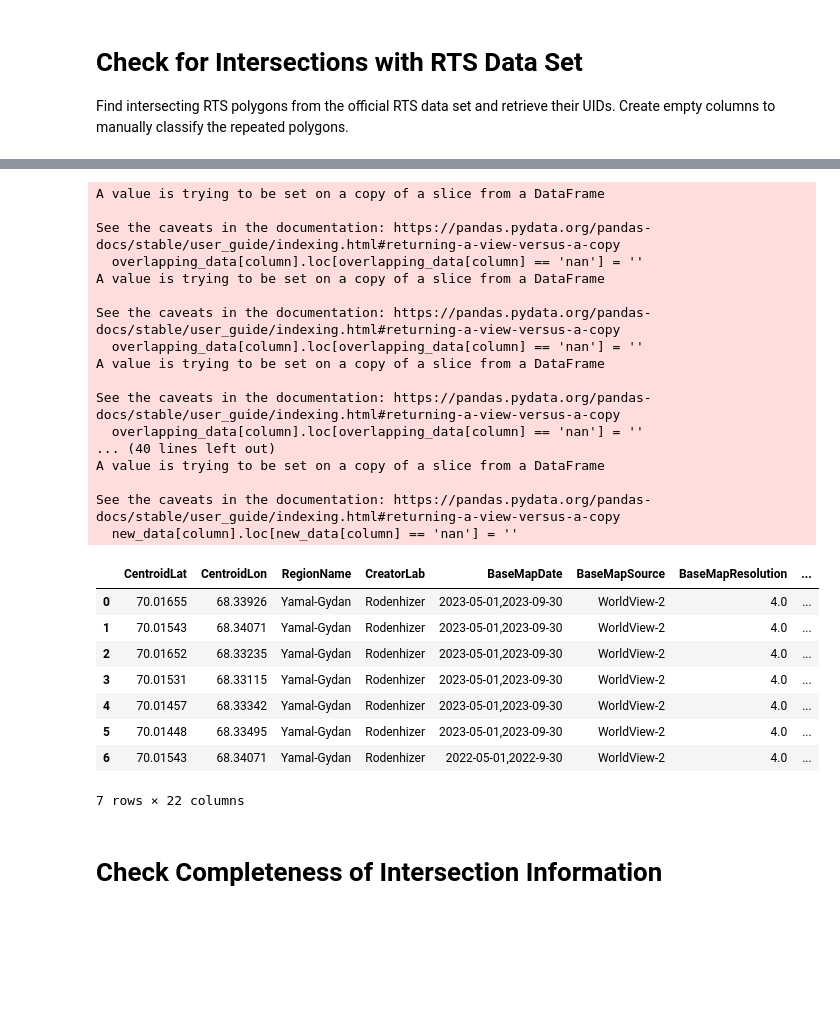
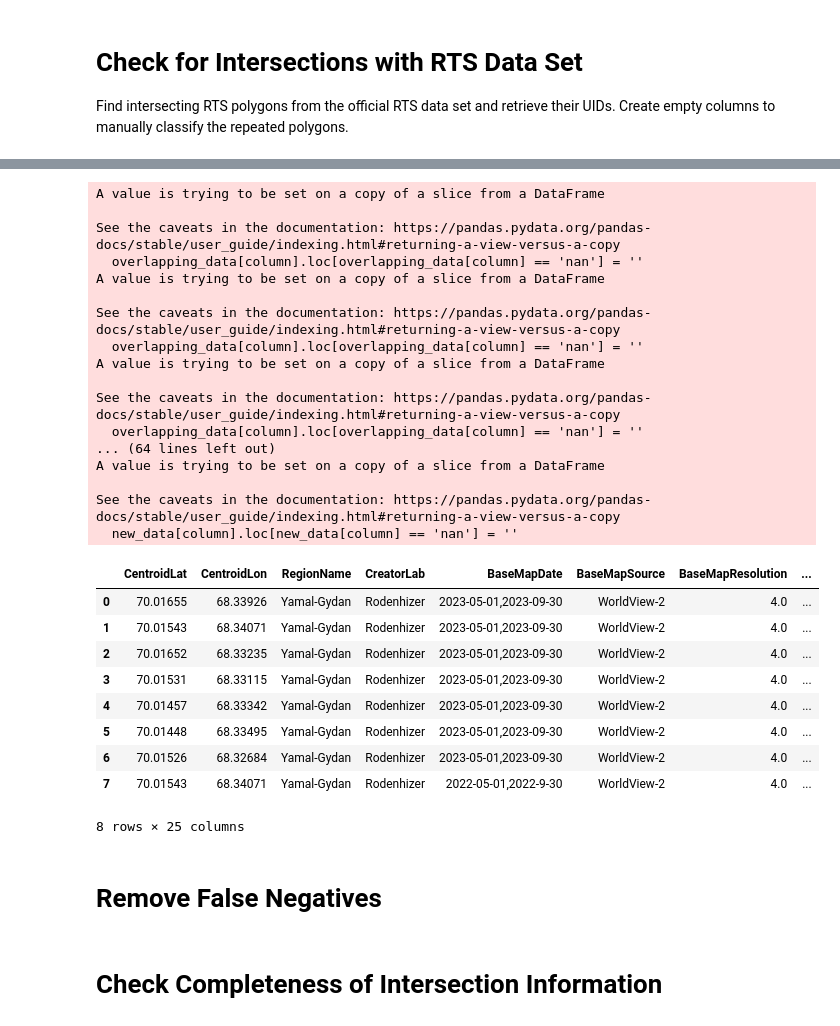
Before and after one commit to whrc/ARTS, a Jupyter notebook: Tutorial/data_formatting.ipynb, the cells around one changed output, grey strips where cells are left out. Saved outputs shown, nothing was run; the diff lists cells and outputs as text; code cells hidden in the pictures; blank space fills up the shorter version.

```diff
--- a/Tutorial/data_formatting.ipynb
+++ b/Tutorial/data_formatting.ipynb
@@ -70,11 +70,11 @@ dataset_version = 'v.1.0.0' # set this to most recent version
 # leave everything else in this chunk alone
 if demo:
     # RTS data set to be processed
-    your_rts_dataset_file = 'rts_dataset_test_polygons_new.geojson'
+    your_rts_dataset_file = 'test_polygons_new.geojson'
     your_rts_dataset_filepath = base_dir / 'Tutorial' / 'mock_dataset' / 'input_data' / your_rts_dataset_file
 
     # ARTS main dataset to be appended
-    ARTS_main_dataset_filepath = base_dir / 'Tutorial' / 'mock_dataset' / 'input_data' / 'rts_dataset_test_polygons_current.geojson'
+    ARTS_main_dataset_filepath = base_dir / 'Tutorial' / 'mock_dataset' / 'input_data' / 'test_polygons_current.geojson'
 
 else:
     # RTS data set to be processed
@@ -263,13 +268,13 @@ with warnings.catch_warnings():
     if demo:
         intersections_output_filepath = (
             base_dir / 'Tutorial' / 'mock_dataset' / 'output' / (
-                str(your_rts_dataset_file).split('.')[0] + "_overlapping_polygons.geojson"
+                str(your_rts_dataset_file).split('.')[0] + "_overlapping.geojson"
             )
         )
     else:
         intersections_output_filepath = (
             base_dir / 'output' / (
-                str(your_rts_dataset_file).split('.')[0] + "_overlapping_polygons.geojson"
+                str(your_rts_dataset_file).split('.')[0] + "_overlapping.geojson"
             )
         )
 
@@ -337,40 +353,43 @@ display(HTML("<style>.jp-OutputArea-output {display:flex}</style>"))
 # path to the manually-edited file
 if demo:
     edited_filepath = base_dir / 'Tutorial' / 'mock_dataset' / 'output' / (
-        str(your_rts_dataset_file).split('.')[0] + "_overlapping_polygons_edited.geojson"
+        str(your_rts_dataset_file).split('.')[0] + "_overlapping_edited.geojson"
     )
 
 else:
     edited_filepath = base_dir / 'output' / (
-        str(your_rts_dataset_file).split('.')[0] + "_overlapping_polygons_edited.geojson"
+        str(your_rts_dataset_file).split('.')[0] + "_overlapping_edited.geojson"
         )
 
 merged_data = dataformatting.merge_data(new_dataset, edited_filepath)
 merged_data
 # %% [output]
 A value is trying to be set on a copy of a slice from a DataFrame
 
 See the caveats in the documentation: https://pandas.pydata.org/pandas-docs/stable/user_guide/indexing.html#returning-a-view-versus-a-copy
   overlapping_data[column].loc[overlapping_data[column] == 'nan'] = ''
 A value is trying to be set on a copy of a slice from a DataFrame
 
 See the caveats in the documentation: https://pandas.pydata.org/pandas-docs/stable/user_guide/indexing.html#returning-a-view-versus-a-copy
   overlapping_data[column].loc[overlapping_data[column] == 'nan'] = ''
 A value is trying to be set on a copy of a slice from a DataFrame
 
 See the caveats in the documentation: https://pandas.pydata.org/pandas-docs/stable/user_guide/indexing.html#returning-a-view-versus-a-copy
   overlapping_data[column].loc[overlapping_data[column] == 'nan'] = ''
-... (40 lines left out)
+... (64 lines left out)
 A value is trying to be set on a copy of a slice from a DataFrame
 
 See the caveats in the documentation: https://pandas.pydata.org/pandas-docs/stable/user_guide/indexing.html#returning-a-view-versus-a-copy
   new_data[column].loc[new_data[column] == 'nan'] = ''
 |  | CentroidLat | CentroidLon | RegionName | CreatorLab | BaseMapDate | BaseMapSource | BaseMapResolution | ... |
 | 0 | 70.01655 | 68.33926 | Yamal-Gydan | Rodenhizer | 2023-05-01,2023-09-30 | WorldView-2 | 4.0 | ... |
 | 1 | 70.01543 | 68.34071 | Yamal-Gydan | Rodenhizer | 2023-05-01,2023-09-30 | WorldView-2 | 4.0 | ... |
 | 2 | 70.01652 | 68.33235 | Yamal-Gydan | Rodenhizer | 2023-05-01,2023-09-30 | WorldView-2 | 4.0 | ... |
 | 3 | 70.01531 | 68.33115 | Yamal-Gydan | Rodenhizer | 2023-05-01,2023-09-30 | WorldView-2 | 4.0 | ... |
 | 4 | 70.01457 | 68.33342 | Yamal-Gydan | Rodenhizer | 2023-05-01,2023-09-30 | WorldView-2 | 4.0 | ... |
 | 5 | 70.01448 | 68.33495 | Yamal-Gydan | Rodenhizer | 2023-05-01,2023-09-30 | WorldView-2 | 4.0 | ... |
-| 6 | 70.01543 | 68.34071 | Yamal-Gydan | Rodenhizer | 2022-05-01,2022-9-30 | WorldView-2 | 4.0 | ... |
+| 6 | 70.01526 | 68.32684 | Yamal-Gydan | Rodenhizer | 2023-05-01,2023-09-30 | WorldView-2 | 4.0 | ... |
+| 7 | 70.01543 | 68.34071 | Yamal-Gydan | Rodenhizer | 2022-05-01,2022-9-30 | WorldView-2 | 4.0 | ... |
-7 rows × 22 columns
+8 rows × 25 columns
+# %% [markdown]
+# Remove False Negatives
```
Also changed, not shown: parts of 11 cells of this notebook, 4 other files.
